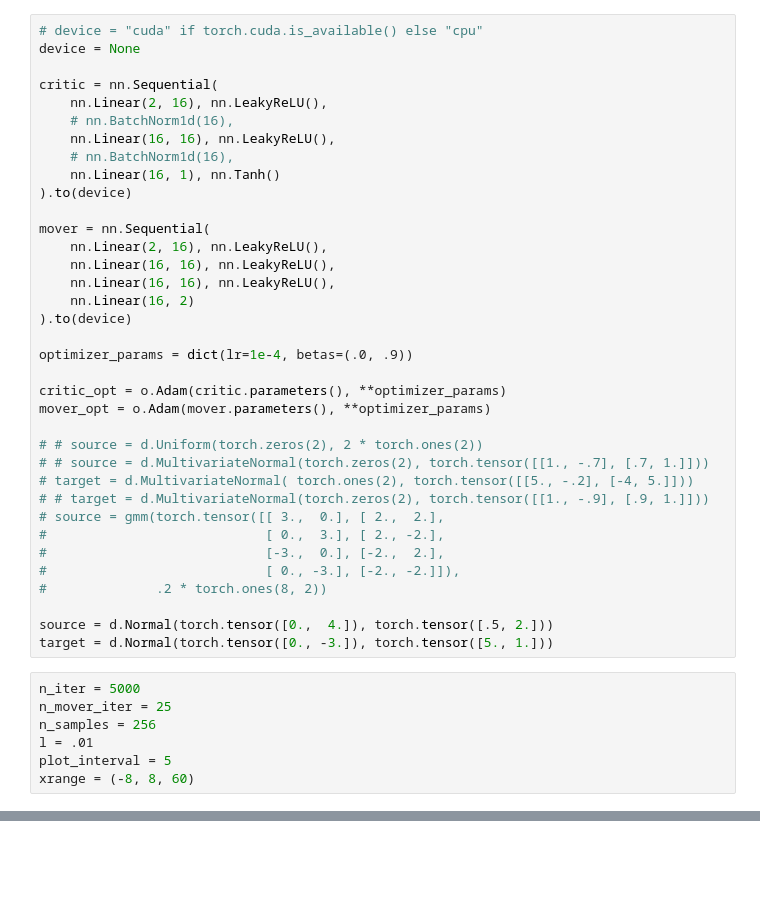
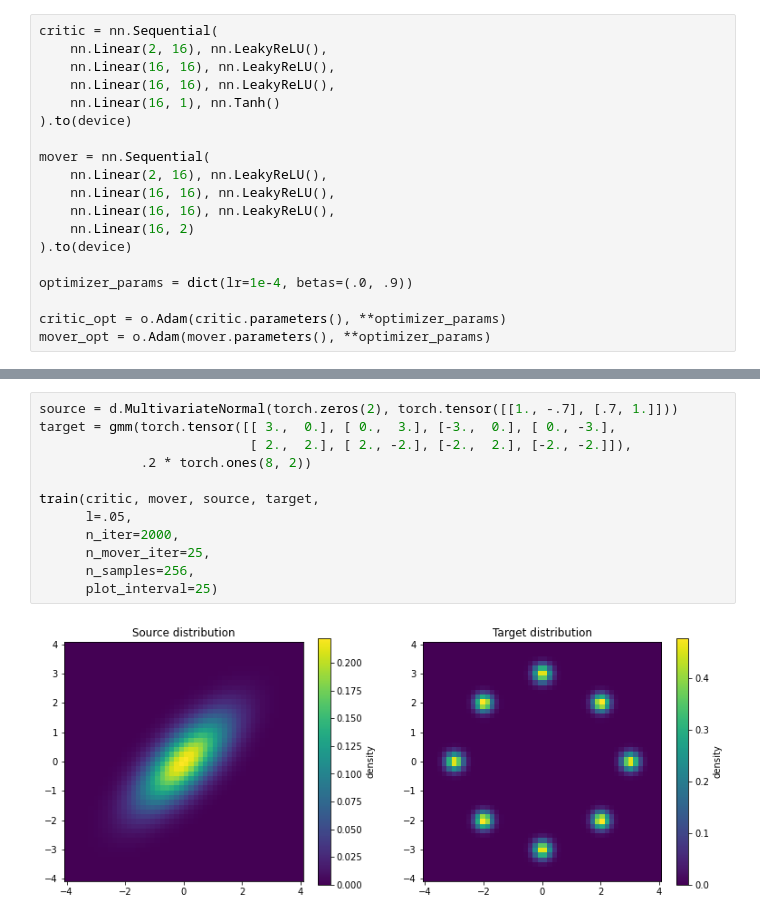
Before and after one commit to max-nekrashevich/optimal-transport-and-stuff, a Jupyter notebook: mmr-solver/MMR-showcase.ipynb, the cells around one changed output, grey strips where cells are left out. Saved outputs shown, nothing was run; the diff lists cells and outputs as text; blank space fills up the shorter version.

Commit message:
Added cutom distribution class & imporved visualization

```diff
--- a/mmr-solver/MMR-showcase.ipynb
+++ b/mmr-solver/MMR-showcase.ipynb
@@ -52,12 +73,8 @@ def plot_grid(grid, xrange=(-5, 5, 50), yrange=None, alpha=1., cmap=None, colorb
 # %%
-# device = "cuda" if torch.cuda.is_available() else "cpu"
-device = None
-
 critic = nn.Sequential(
     nn.Linear(2, 16), nn.LeakyReLU(),
-    # nn.BatchNorm1d(16),
     nn.Linear(16, 16), nn.LeakyReLU(),
-    # nn.BatchNorm1d(16),
+    nn.Linear(16, 16), nn.LeakyReLU(),
     nn.Linear(16, 1), nn.Tanh()
 ).to(device)
 
@@ -72,23 +89,3 @@ optimizer_params = dict(lr=1e-4, betas=(.0, .9))
 
 critic_opt = o.Adam(critic.parameters(), **optimizer_params)
 mover_opt = o.Adam(mover.parameters(), **optimizer_params)
-
-# # source = d.Uniform(torch.zeros(2), 2 * torch.ones(2))
-# # source = d.MultivariateNormal(torch.zeros(2), torch.tensor([[1., -.7], [.7, 1.]]))
-# target = d.MultivariateNormal( torch.ones(2), torch.tensor([[5., -.2], [-4, 5.]]))
-# # target = d.MultivariateNormal(torch.zeros(2), torch.tensor([[1., -.9], [.9, 1.]]))
-# source = gmm(torch.tensor([[ 3.,  0.], [ 2.,  2.],
-#                            [ 0.,  3.], [ 2., -2.],
-#                            [-3.,  0.], [-2.,  2.],
-#                            [ 0., -3.], [-2., -2.]]),
-#              .2 * torch.ones(8, 2))
-
-source = d.Normal(torch.tensor([0.,  4.]), torch.tensor([.5, 2.]))
-target = d.Normal(torch.tensor([0., -3.]), torch.tensor([5., 1.]))
-# %%
-n_iter = 5000
-n_mover_iter = 25
-n_samples = 256
-l = .01
-plot_interval = 5
-xrange = (-8, 8, 60)
@@ -151,0 +154,14 @@ except KeyboardInterrupt:
+# %%
+source = d.MultivariateNormal(torch.zeros(2), torch.tensor([[1., -.7], [.7, 1.]]))
+target = gmm(torch.tensor([[ 3.,  0.], [ 0.,  3.], [-3.,  0.], [ 0., -3.],
+                           [ 2.,  2.], [ 2., -2.], [-2.,  2.], [-2., -2.]]),
+             .2 * torch.ones(8, 2))
+
+train(critic, mover, source, target,
+      l=.05,
+      n_iter=2000,
+      n_mover_iter=25,
+      n_samples=256,
+      plot_interval=25)
+# %% [output]
+[figure, added]
```
Also changed, not shown: parts of 10 cells of this notebook.
